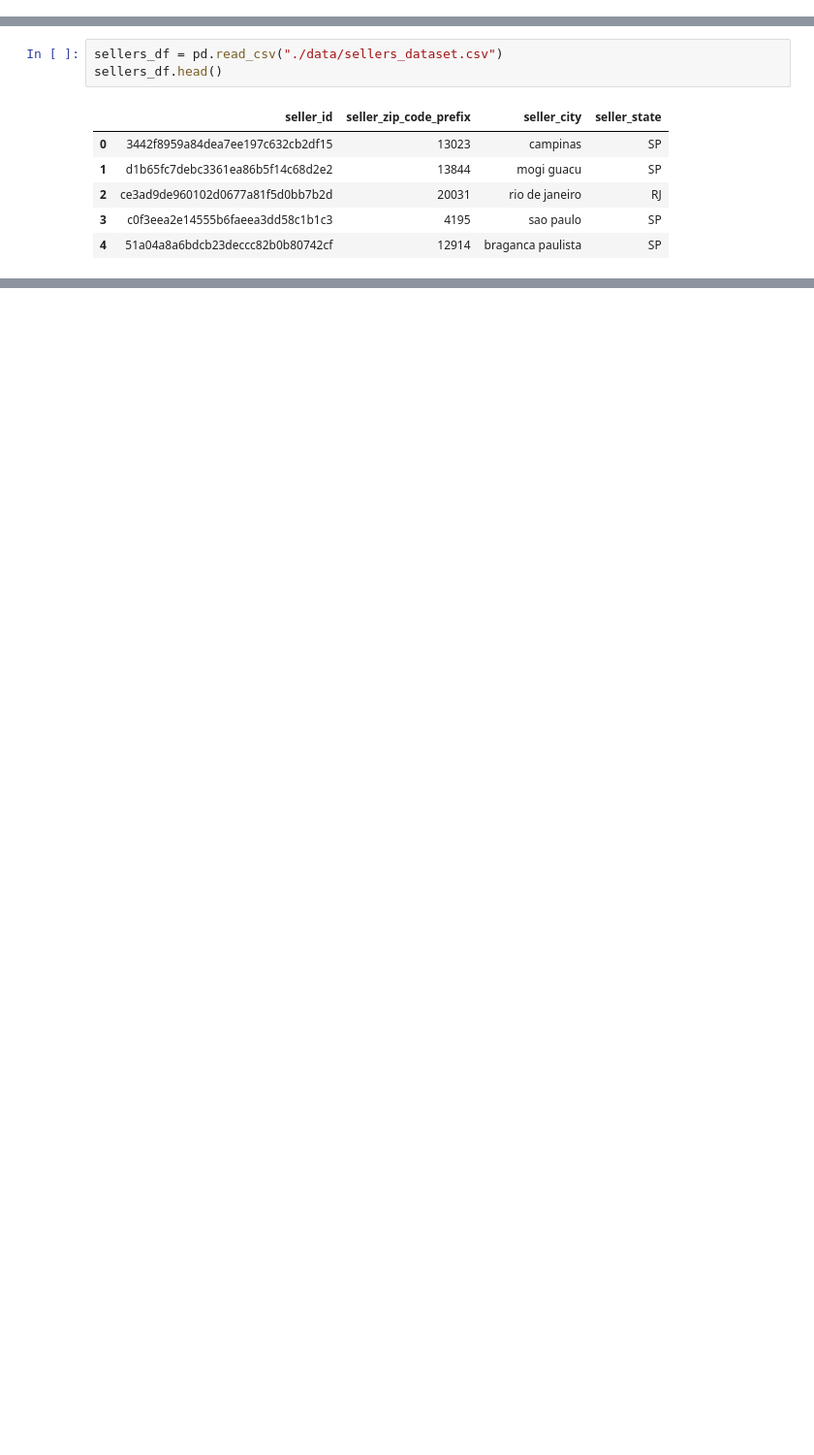
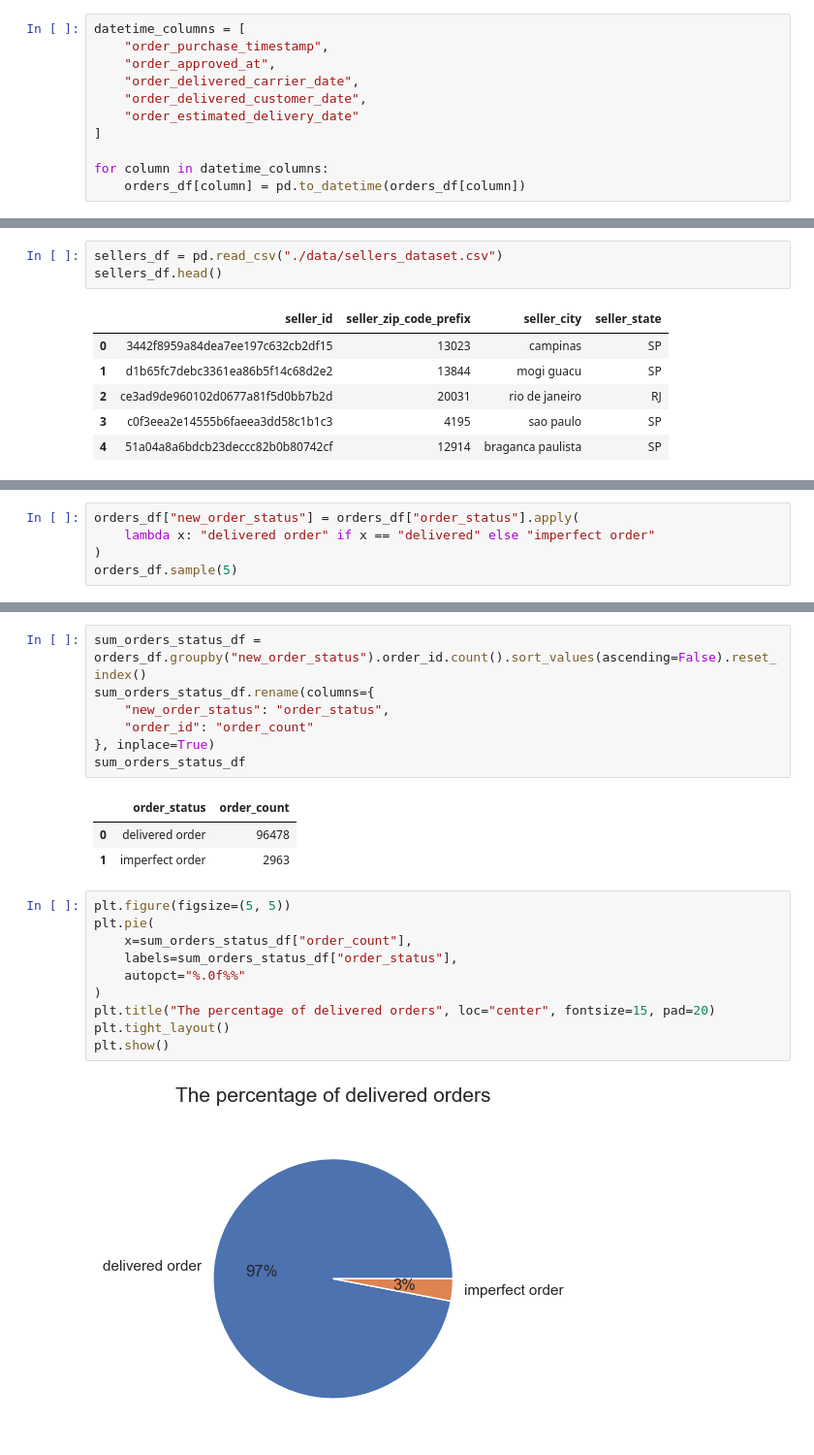
Before and after one commit to rfajri27/ds-assessment, a Jupyter notebook: notebook.ipynb, the cells around one changed output, grey strips where cells are left out. Shown at 97% size. Saved outputs shown, nothing was run; the diff lists cells and outputs as text; blank space fills up the shorter version.

```diff
--- a/notebook.ipynb
+++ b/notebook.ipynb
@@ -63,0 +381,11 @@ orders_df.head()
+# %%
+datetime_columns = [
+    "order_purchase_timestamp",
+    "order_approved_at",
+    "order_delivered_carrier_date",
+    "order_delivered_customer_date",
+    "order_estimated_delivery_date"
+]
+
+for column in datetime_columns:
+    orders_df[column] = pd.to_datetime(orders_df[column])
@@ -93,0 +694,5 @@ sellers_df.head()
+# %%
+orders_df["new_order_status"] = orders_df["order_status"].apply(
+    lambda x: "delivered order" if x == "delivered" else "imperfect order"
+)
+orders_df.sample(5)
@@ -93,0 +706,23 @@ sellers_df.head()
+# %%
+sum_orders_status_df = orders_df.groupby("new_order_status").order_id.count().sort_values(ascending=False).reset_index()
+sum_orders_status_df.rename(columns={
+    "new_order_status": "order_status",
+    "order_id": "order_count"
+}, inplace=True)
+sum_orders_status_df
+# %% [output]
+|  | order_status | order_count |
+| 0 | delivered order | 96478 |
+| 1 | imperfect order | 2963 |
+# %%
+plt.figure(figsize=(5, 5))
+plt.pie(
+    x=sum_orders_status_df["order_count"],
+    labels=sum_orders_status_df["order_status"],
+    autopct="%.0f%%"
+)
+plt.title("The percentage of delivered orders", loc="center", fontsize=15, pad=20)
+plt.tight_layout()
+plt.show()
+# %% [output]
+[figure, added]
```
Also changed, not shown: parts of 95 cells of this notebook, 1 other file.
